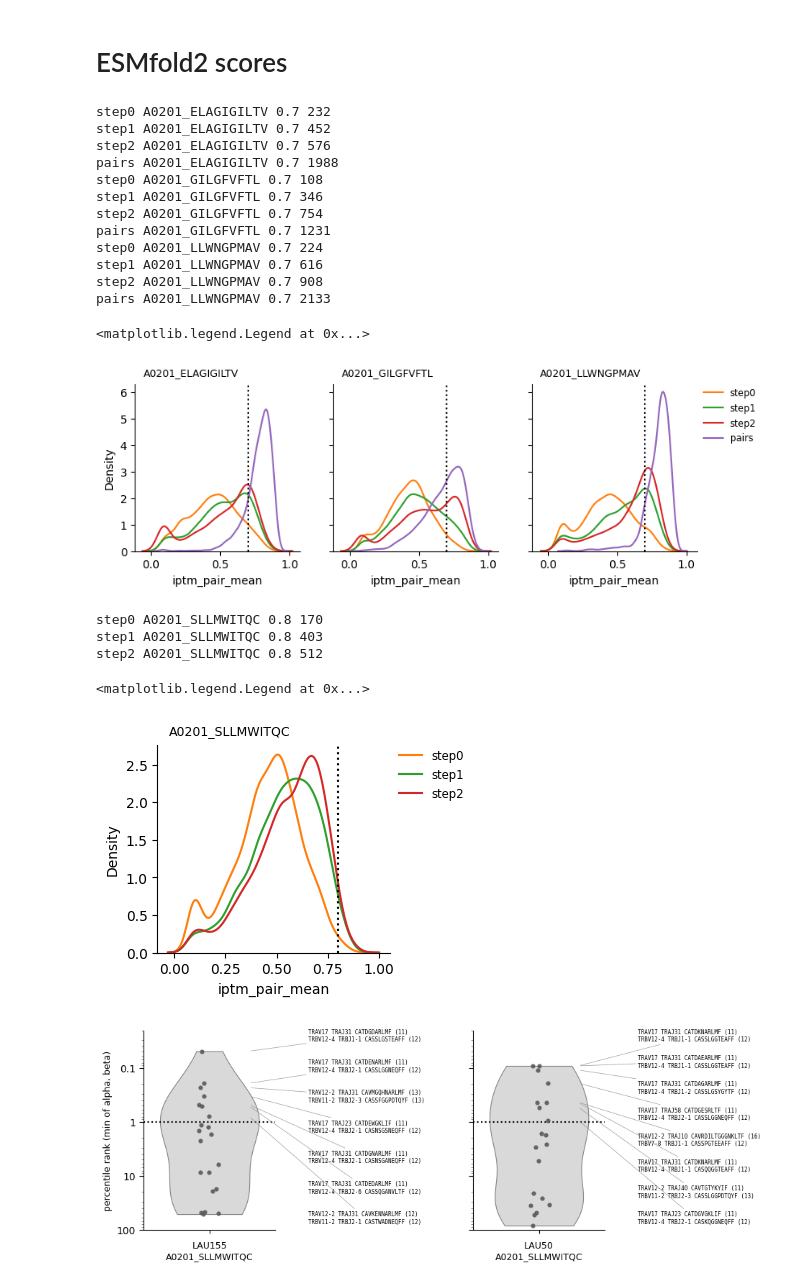
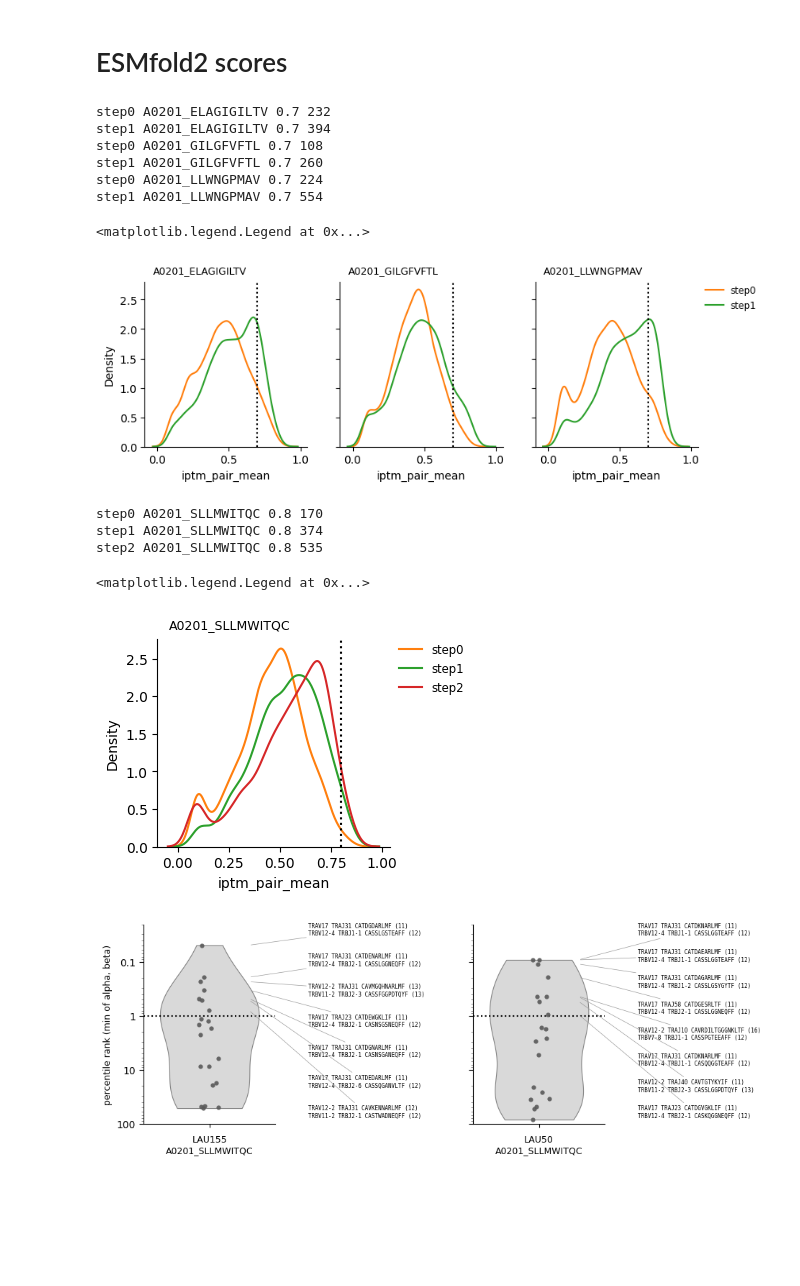
Before and after one commit to Rita-Ann-Roessner/Postdoc-UNIL, a Jupyter notebook: 260626_ESMfold2_motif_builder/Monitor.ipynb, the cells around one changed output. Saved outputs shown, nothing was run; the diff lists cells and outputs as text; code cells hidden in the pictures; blank space fills up the shorter version.

Commit message:
joint VJ update

```diff
--- a/260626_ESMfold2_motif_builder/Monitor.ipynb
+++ b/260626_ESMfold2_motif_builder/Monitor.ipynb
@@ -83,53 +83,43 @@ A0201_SLLMWITQC: 41 positives, 205 negatives -> 246 rows
 # %%
 fig, axes = plt.subplots(1,3, figsize=(3*3,2.7), sharex=True, sharey=True)
 
-steps = ['step0', 'step1', 'step2', 'pairs']
+steps = ['step0', 'step1']
 
 peptides = ['A0201_ELAGIGILTV', 'A0201_GILGFVFTL', 'A0201_LLWNGPMAV']
 
 # default seaborn/matplotlib palette, skipping the first color (blue)
 colors = sns.color_palette()[1:len(steps)+1]
 
 
 for cnt, peptide in enumerate(peptides):
     ax = axes[cnt]
 
     for step, color in zip(steps, colors):
-        if step == 'pairs':
-            df = pd.read_csv(f'TCR_motif_atlas_cdr3_templated_new_installation_reduced_cycles/{peptide}/{step}/output_{step}.csv')[['ID', 'iptm_pair_mean']]
-
-        else:
-            df1 = pd.read_csv(f'TCR_motif_atlas_cdr3_templated_new_installation_reduced_cycles/{peptide}/{step}/output_alpha.csv')[['ID', 'iptm_pair_mean']]
-            df2 = pd.read_csv(f'TCR_motif_atlas_cdr3_templated_new_installation_reduced_cycles/{peptide}/{step}/output_beta.csv')[['ID', 'iptm_pair_mean']]
-            df = pd.concat([df1, df2])
+        df1 = pd.read_csv(f'TCR_motif_atlas_cdr3_templated_new_installation_reduced_cycles_jointVJ/{peptide}/{step}/output_alpha.csv')[['ID', 'iptm_pair_mean']]
+        df2 = pd.read_csv(f'TCR_motif_atlas_cdr3_templated_new_installation_reduced_cycles_jointVJ/{peptide}/{step}/output_beta.csv')[['ID', 'iptm_pair_mean']]
+        df = pd.concat([df1, df2])
         sns.kdeplot(df, x='iptm_pair_mean', ax=ax, label=step, color=color)
 
         #df = pd.read_csv(f'TCR_motif_atlas/{peptide}/{step}/output-beta.csv')[['ID', 'iptm_pair_mean']]
         #sns.kdeplot(df, x='AF3_iptm_pair_mean', ax=ax, label=f'{step} (no prior)', color=color, linestyle=':')
 
 
         print(step, peptide, 0.7, len(df[df['iptm_pair_mean']>0.7]))
 
     ax.axvline(x=0.7, color='black', linestyle=':')
     sns.despine()
     ax.text(0.05, 1.05, f'{peptide}', transform=ax.transAxes, fontsize=9)
 
 axes[2].legend(bbox_to_anchor=(1.02, 1), loc='upper left', borderaxespad=0, fontsize='small', frameon=False)
 # %% [output]
 step0 A0201_ELAGIGILTV 0.7 232
-step1 A0201_ELAGIGILTV 0.7 452
-step2 A0201_ELAGIGILTV 0.7 576
-pairs A0201_ELAGIGILTV 0.7 1988
+step1 A0201_ELAGIGILTV 0.7 394
 step0 A0201_GILGFVFTL 0.7 108
-step1 A0201_GILGFVFTL 0.7 346
-step2 A0201_GILGFVFTL 0.7 754
-pairs A0201_GILGFVFTL 0.7 1231
+step1 A0201_GILGFVFTL 0.7 260
 step0 A0201_LLWNGPMAV 0.7 224
-step1 A0201_LLWNGPMAV 0.7 616
-step2 A0201_LLWNGPMAV 0.7 908
-pairs A0201_LLWNGPMAV 0.7 2133
+step1 A0201_LLWNGPMAV 0.7 554
 <matplotlib.legend.Legend at 0x...>
-[figure, old version]
+[figure, new version]
 # %%
 fig, axes = plt.subplots(1,1, figsize=(3,2.7), sharex=True, sharey=True)
 
@@ -146,8 +136,8 @@ for cnt, peptide in enumerate(peptides):
     ax = axes
 
     for step, color in zip(steps, colors):
-        df1 = pd.read_csv(f'TCR_motif_atlas_cdr3_templated_new_installation_reduced_cycles_NY-ESO-1_fix/{peptide}/{step}/output_alpha.csv')[['ID', 'iptm_pair_mean']]
-        df2 = pd.read_csv(f'TCR_motif_atlas_cdr3_templated_new_installation_reduced_cycles_NY-ESO-1_fix/{peptide}/{step}/output_beta.csv')[['ID', 'iptm_pair_mean']]
+        df1 = pd.read_csv(f'TCR_motif_atlas_cdr3_templated_new_installation_reduced_cycles_NY-ESO-1_jointVJ/{peptide}/{step}/output_alpha.csv')[['ID', 'iptm_pair_mean']]
+        df2 = pd.read_csv(f'TCR_motif_atlas_cdr3_templated_new_installation_reduced_cycles_NY-ESO-1_jointVJ/{peptide}/{step}/output_beta.csv')[['ID', 'iptm_pair_mean']]
         df = pd.concat([df1, df2])
         sns.kdeplot(df, x='iptm_pair_mean', ax=ax, label=step, color=color)
 
@@ -165,10 +155,10 @@ for cnt, peptide in enumerate(peptides):
 ax.legend(bbox_to_anchor=(1.02, 1), loc='upper left', borderaxespad=0, fontsize='small', frameon=False)
 # %% [output]
 step0 A0201_SLLMWITQC 0.8 170
-step1 A0201_SLLMWITQC 0.8 403
-step2 A0201_SLLMWITQC 0.8 512
+step1 A0201_SLLMWITQC 0.8 374
+step2 A0201_SLLMWITQC 0.8 535
 <matplotlib.legend.Legend at 0x...>
-[figure, old version]
+[figure, new version]
 # %%
 import numpy as np
 import pandas as pd
```
Also changed, not shown: parts of 7 cells of this notebook, 8 other files.
